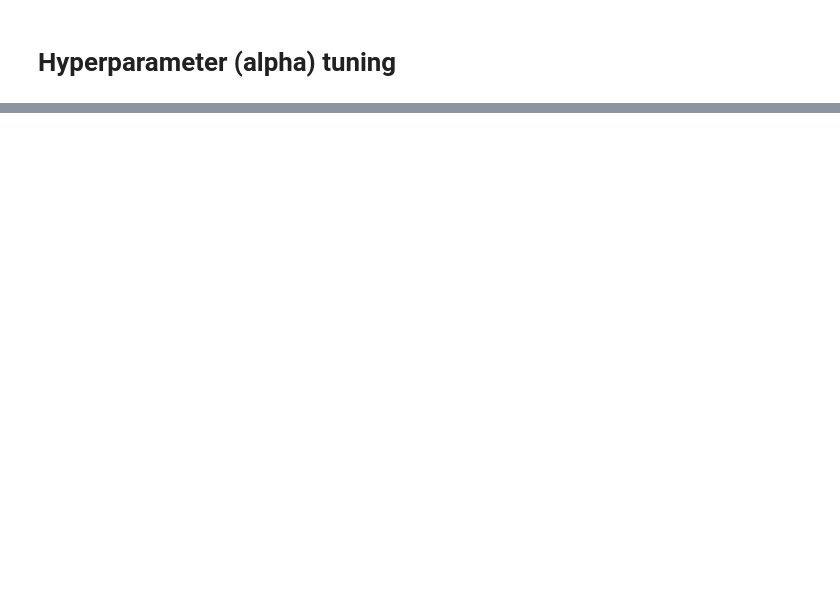
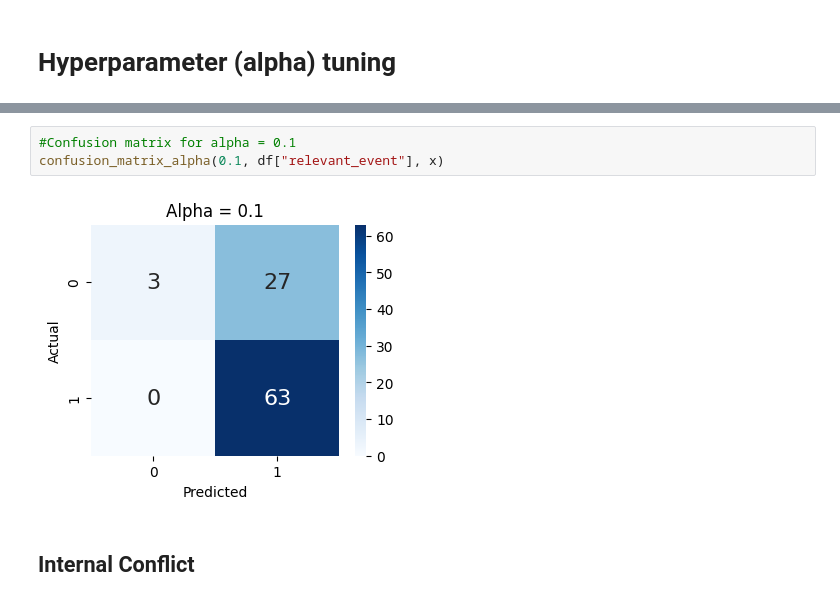
Before and after one commit to jonathanold/conflict-india, a Jupyter notebook: code/SATP code/naive_bayes_satp.ipynb, the cells around one changed output, grey strips where cells are left out. Drawn from its saved outputs; the diff is of its cells as text; blank space fills up the shorter version.

```diff
--- a/code/SATP code/naive_bayes_satp.ipynb
+++ b/code/SATP code/naive_bayes_satp.ipynb
@@ -170,3 +195,10 @@ pd.DataFrame(data)
+# %%
+#Confusion matrix for alpha = 0.1
+confusion_matrix_alpha(0.1, df["relevant_event"], x)
+# %% [output]
+[figure, added]
+# %% [markdown]
+## Internal Conflict
 # %%
 data = alpha_accuracies(df["internal_conflict"])
 pd.DataFrame(data)
```
Also changed, not shown: parts of 19 cells of this notebook.
